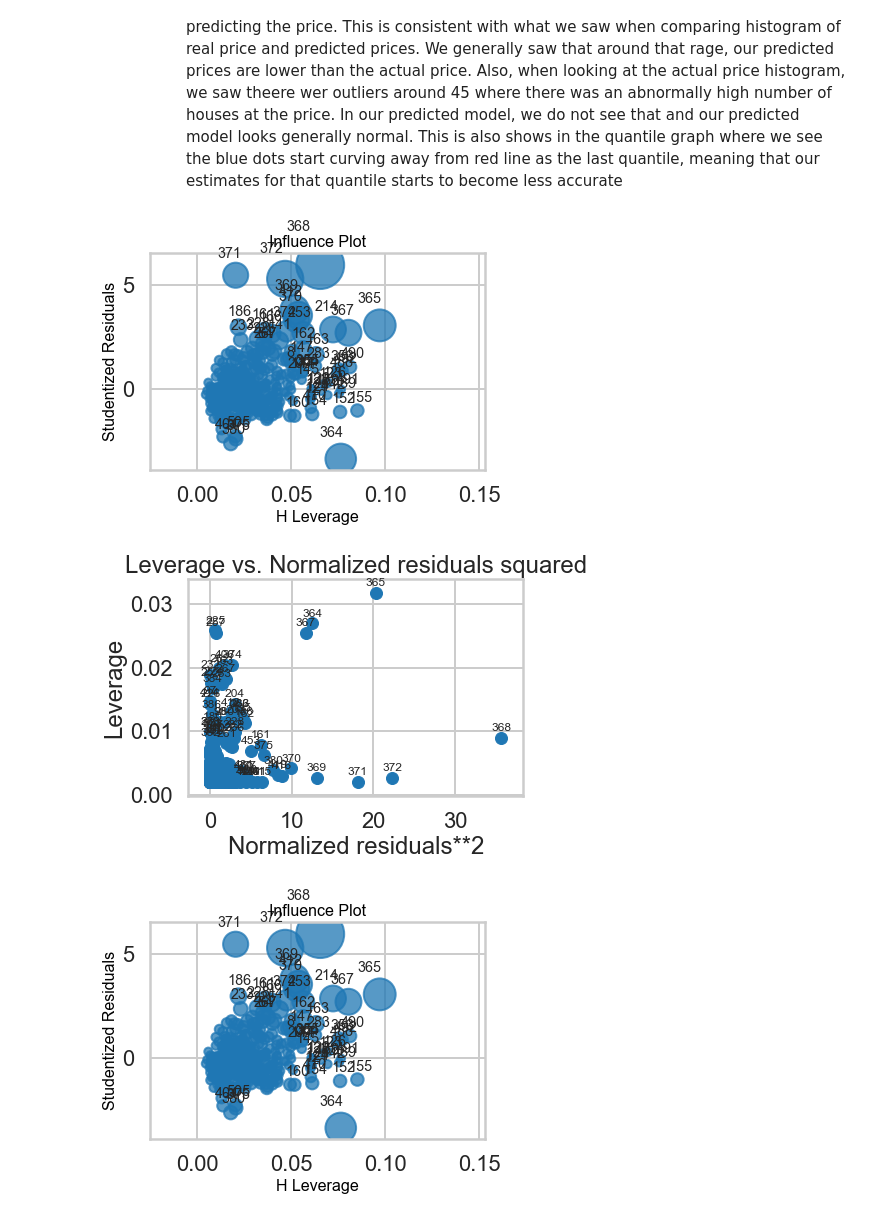
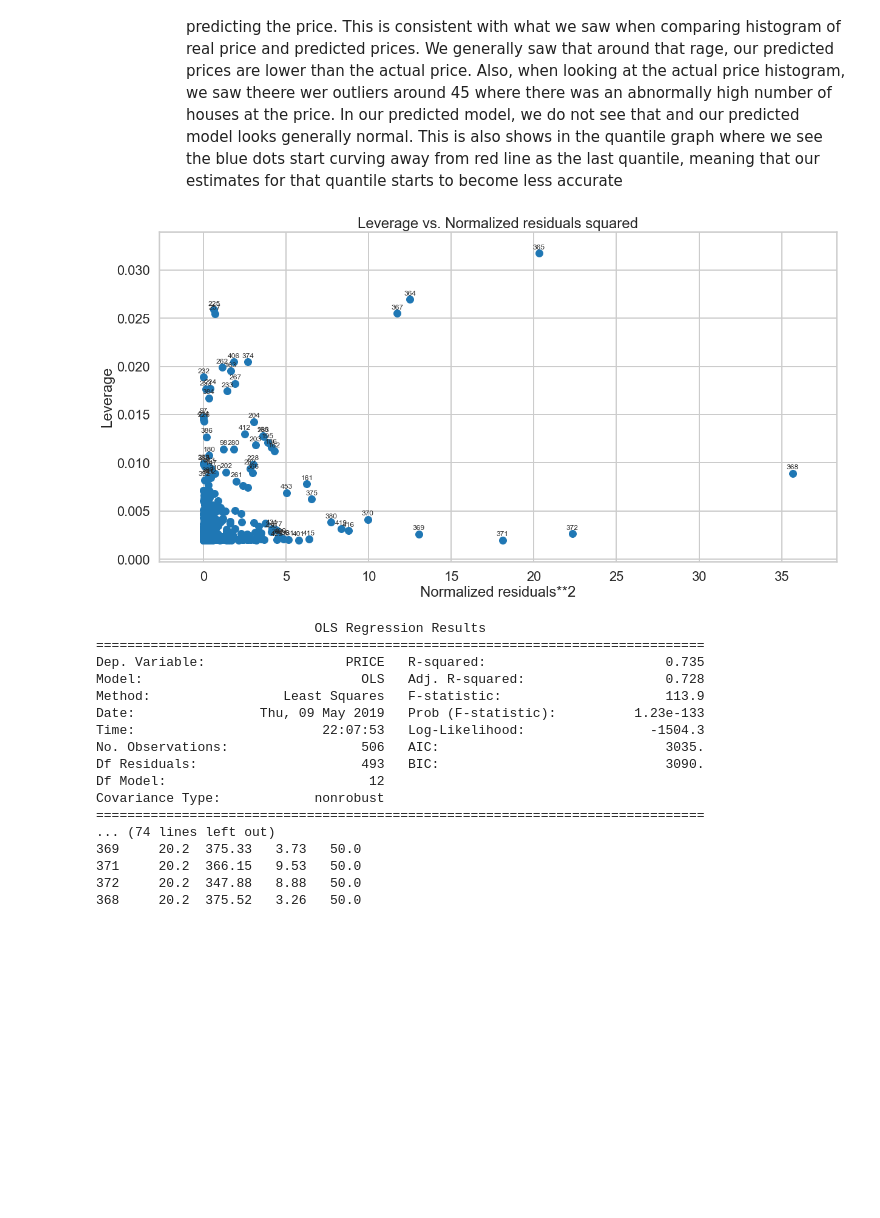
Before and after one commit to sv650s/springboard, a Jupyter notebook: aic-8_1_3-linear-regression-mini-project/Mini_Project_Linear_Regression.ipynb, the cells around one changed output. Cells and saved outputs as stored; diff of their text form; code cells hidden in the pictures; blank space fills up the shorter version.

Commit message:
incorporated DJ's feedback and finished linear regression

```diff
--- a/aic-8_1_3-linear-regression-mini-project/Mini_Project_Linear_Regression.ipynb
+++ b/aic-8_1_3-linear-regression-mini-project/Mini_Project_Linear_Regression.ipynb
@@ -1191,12 +1185,33 @@ stats.probplot(m_all.resid, dist="norm", plot=plt)
 # %%
 # Construct a leverage plot and identify high leverage points in the model.
 # Write a story explaining possible reasons for the high leverage points.
-from statsmodels.graphics.regressionplots import *
-figure = plot_leverage_resid2(m)
-
-import statsmodels.api as sm
-sm.graphics.influence_plot(m_all)
+from statsmodels.graphics.regressionplots import plot_leverage_resid2
+f, ax = plt.subplots(figsize=(20, 10))
+figure = plot_leverage_resid2(m, ax=ax)
 # %% [output]
-[figure, old version]
+[figure, new version]
-[figure, removed]
-[figure, removed]
+# %%
+# let's look at the data points for the outliers
+outlier_index = [225, 287, 367, 364, 365, 369, 371, 372, 368]
+print(m_all.summary())
+print(bos.describe())
+print("\noutliers")
+print(bos.iloc[outlier_index])
+# %% [output]
+                            OLS Regression Results
+==============================================================================
+Dep. Variable:                  PRICE   R-squared:                       0.735
+Model:                            OLS   Adj. R-squared:                  0.728
+Method:                 Least Squares   F-statistic:                     113.9
+Date:                Thu, 09 May 2019   Prob (F-statistic):          1.23e-133
+Time:                        22:07:53   Log-Likelihood:                -1504.3
+No. Observations:                 506   AIC:                             3035.
+Df Residuals:                     493   BIC:                             3090.
+Df Model:                          12
+Covariance Type:            nonrobust
+==============================================================================
+... (74 lines left out)
+369     20.2  375.33   3.73   50.0
+371     20.2  366.15   9.53   50.0
+372     20.2  347.88   8.88   50.0
+368     20.2  375.52   3.26   50.0
```
Also changed, not shown: parts of 28 cells of this notebook.
